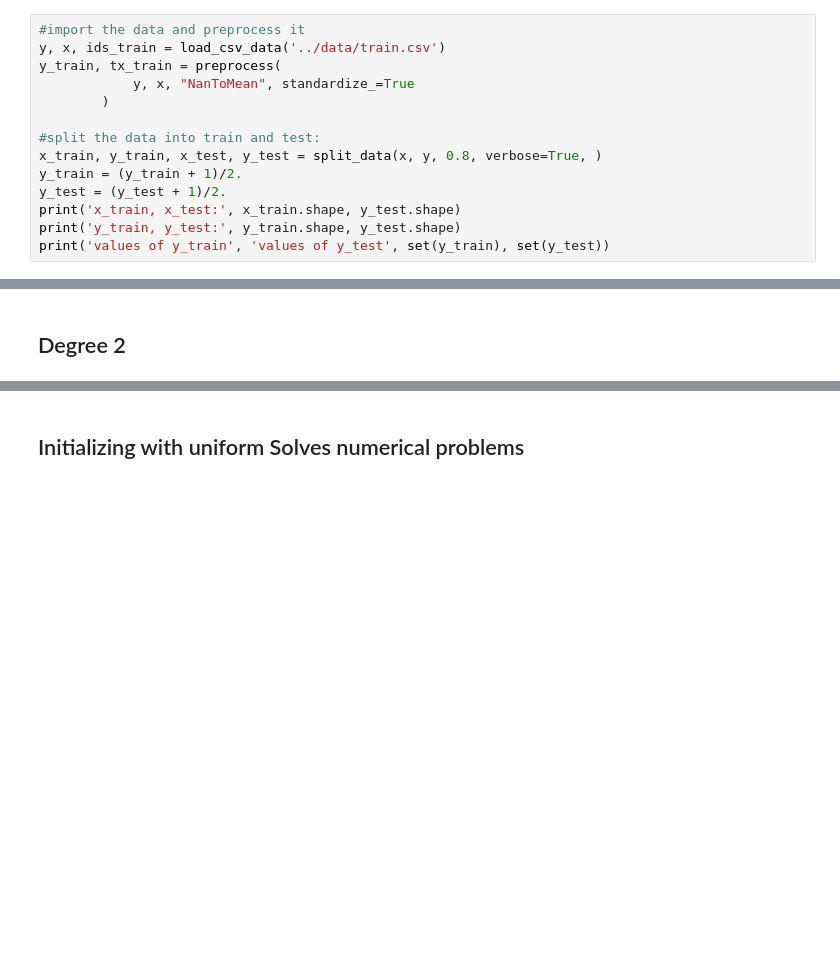
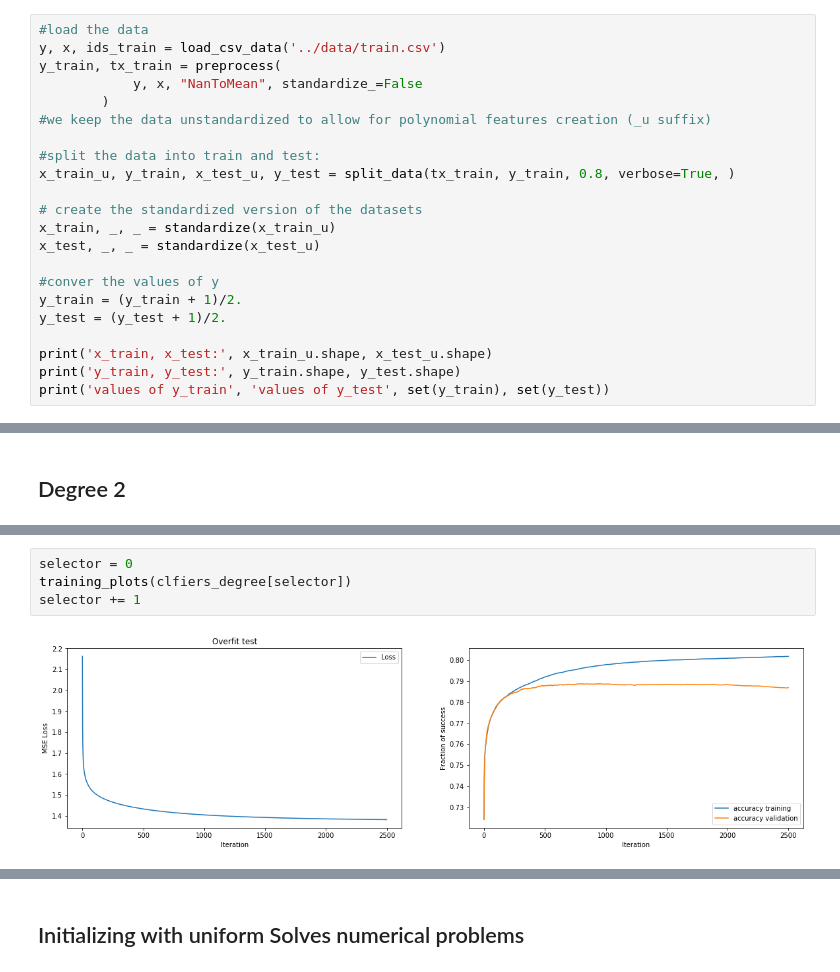
Before and after one commit to MeerkatPerson/ml_projects, a Jupyter notebook: project1/scripts/OptimalValues_Hand_with_Features.ipynb, the cells around one changed output, grey strips where cells are left out. Cells and saved outputs as stored; diff of their text form; blank space fills up the shorter version.

```diff
--- a/project1/scripts/OptimalValues_Hand_with_Features.ipynb
+++ b/project1/scripts/OptimalValues_Hand_with_Features.ipynb
@@ -13,17 +20,25 @@ gamma = 1e-6
 
 Now we look if these values are affected when using dditional features
 # %%
-#import the data and preprocess it
+#load the data
 y, x, ids_train = load_csv_data('../data/train.csv')
 y_train, tx_train = preprocess(
-            y, x, "NanToMean", standardize_=True
+            y, x, "NanToMean", standardize_=False
         )
+#we keep the data unstandardized to allow for polynomial features creation (_u suffix)
 
 #split the data into train and test:
-x_train, y_train, x_test, y_test = split_data(x, y, 0.8, verbose=True, )
+x_train_u, y_train, x_test_u, y_test = split_data(tx_train, y_train, 0.8, verbose=True, )
+
+# create the standardized version of the datasets
+x_train, _, _ = standardize(x_train_u)
+x_test, _, _ = standardize(x_test_u)
+
+#conver the values of y
 y_train = (y_train + 1)/2.
 y_test = (y_test + 1)/2.
-print('x_train, x_test:', x_train.shape, y_test.shape)
+
+print('x_train, x_test:', x_train_u.shape, x_test_u.shape)
 print('y_train, y_test:', y_train.shape, y_test.shape)
 print('values of y_train', 'values of y_test', set(y_train), set(y_test))
 # %% [output]
@@ -80,0 +116,6 @@ Current iteration=900, loss=0.32564010695644674
+# %%
+selector = 0
+training_plots(clfiers_degree[selector])
+selector += 1
+# %% [output]
+[figure, added]
```
Also changed, not shown: parts of 22 cells of this notebook, 22 other files.
